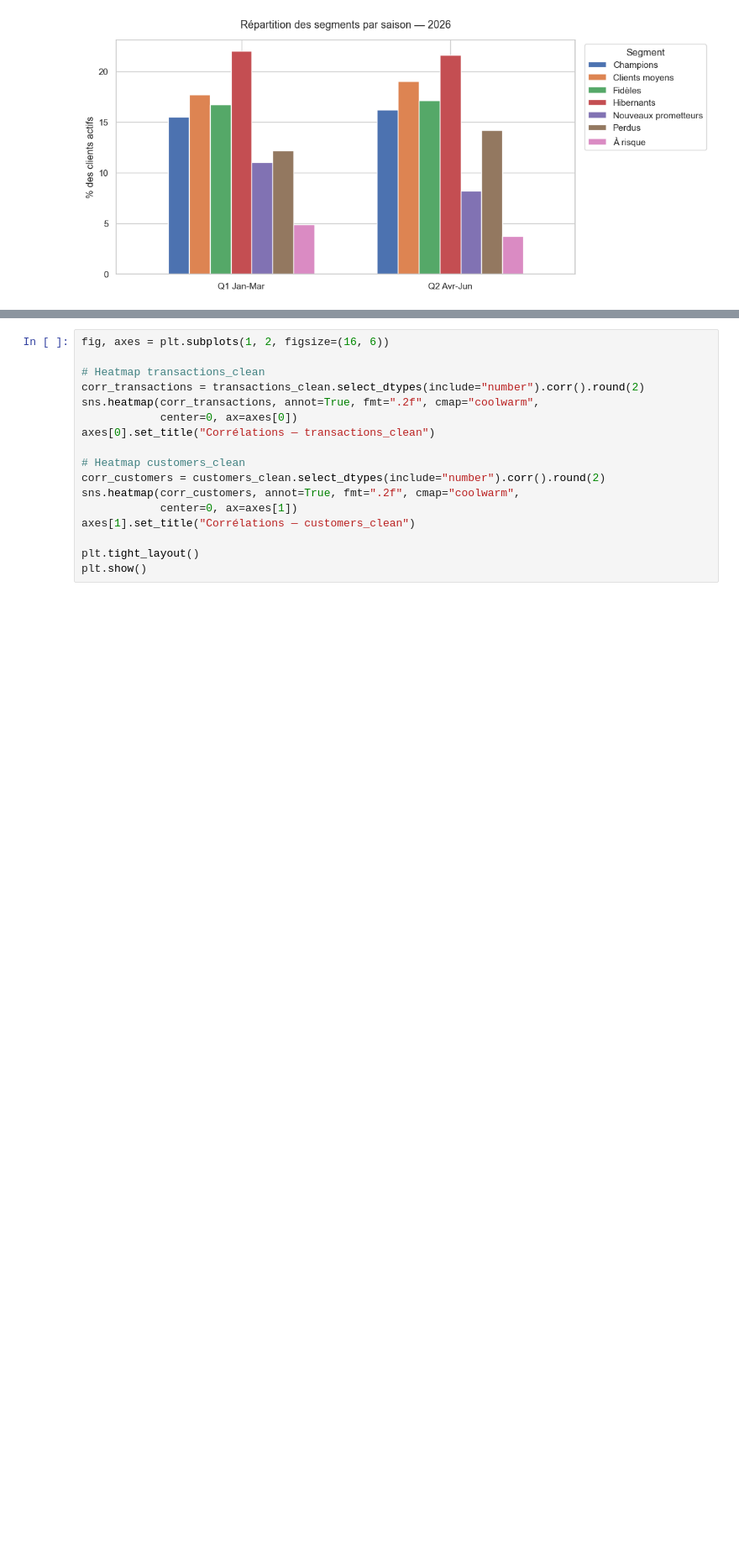
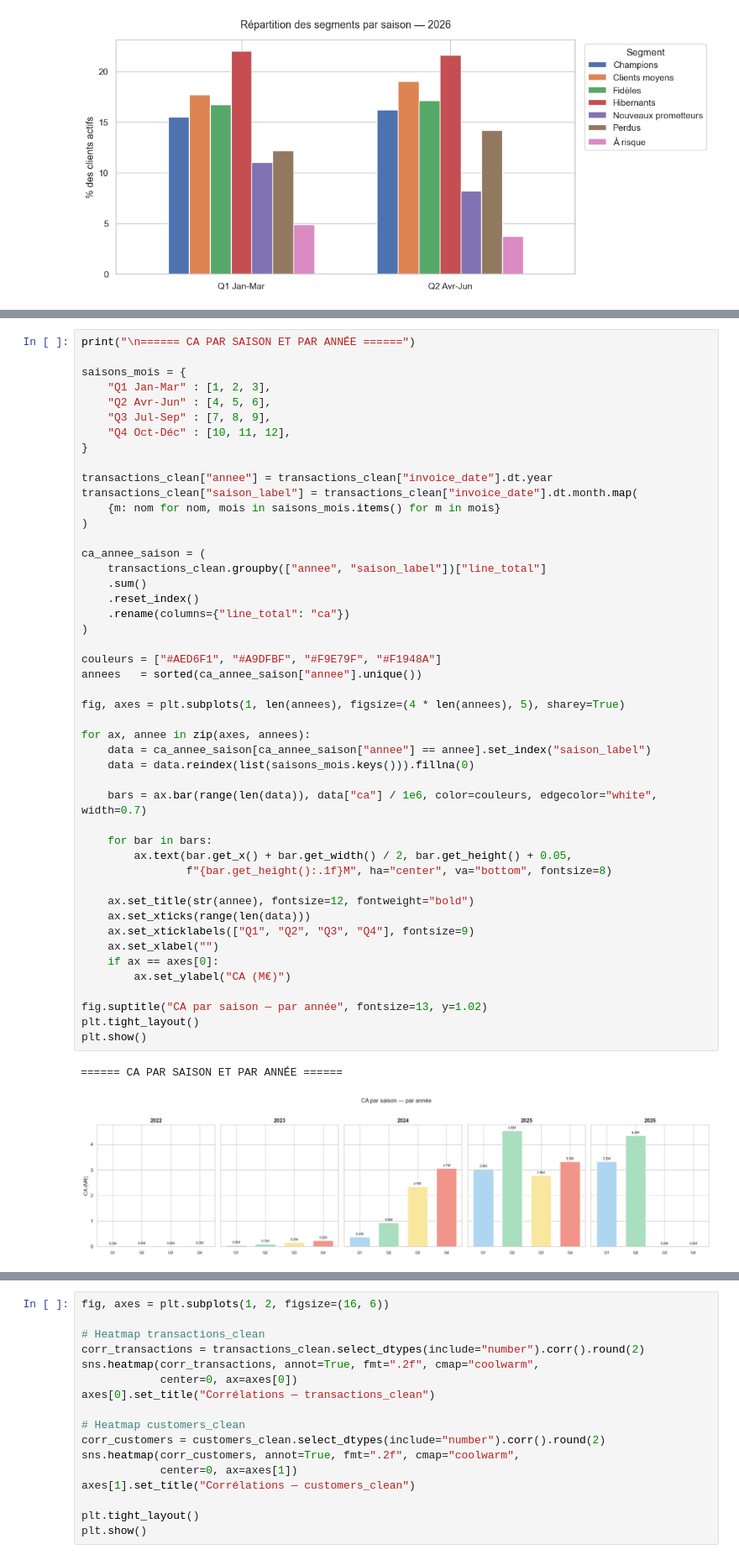
Before and after one commit to Msegura4/lumina_and_co_data_marketing, a Jupyter notebook: notebook_TP2_segmentation_RFM_et_lumina_and_co.ipynb, the cells around one changed output, grey strips where cells are left out. Shown at 84% size. Cells and saved outputs as stored; diff of their text form; blank space fills up the shorter version.

```diff
--- a/notebook_TP2_segmentation_RFM_et_lumina_and_co.ipynb
+++ b/notebook_TP2_segmentation_RFM_et_lumina_and_co.ipynb
@@ -346,0 +397,50 @@ Perdus                      12.2        14.2
+# %%
+print("\n====== CA PAR SAISON ET PAR ANNÉE ======")
+
+saisons_mois = {
+    "Q1 Jan-Mar" : [1, 2, 3],
+    "Q2 Avr-Jun" : [4, 5, 6],
+    "Q3 Jul-Sep" : [7, 8, 9],
+    "Q4 Oct-Déc" : [10, 11, 12],
+}
+
+transactions_clean["annee"] = transactions_clean["invoice_date"].dt.year
+transactions_clean["saison_label"] = transactions_clean["invoice_date"].dt.month.map(
+    {m: nom for nom, mois in saisons_mois.items() for m in mois}
+)
+
+ca_annee_saison = (
+    transactions_clean.groupby(["annee", "saison_label"])["line_total"]
+    .sum()
+    .reset_index()
+    .rename(columns={"line_total": "ca"})
+)
+
+couleurs = ["#AED6F1", "#A9DFBF", "#F9E79F", "#F1948A"]
+annees   = sorted(ca_annee_saison["annee"].unique())
+
+fig, axes = plt.subplots(1, len(annees), figsize=(4 * len(annees), 5), sharey=True)
+
+for ax, annee in zip(axes, annees):
+    data = ca_annee_saison[ca_annee_saison["annee"] == annee].set_index("saison_label")
+    data = data.reindex(list(saisons_mois.keys())).fillna(0)
+
+    bars = ax.bar(range(len(data)), data["ca"] / 1e6, color=couleurs, edgecolor="white", width=0.7)
+
+    for bar in bars:
+        ax.text(bar.get_x() + bar.get_width() / 2, bar.get_height() + 0.05,
+                f"{bar.get_height():.1f}M", ha="center", va="bottom", fontsize=8)
+
+    ax.set_title(str(annee), fontsize=12, fontweight="bold")
+    ax.set_xticks(range(len(data)))
+    ax.set_xticklabels(["Q1", "Q2", "Q3", "Q4"], fontsize=9)
+    ax.set_xlabel("")
+    if ax == axes[0]:
+        ax.set_ylabel("CA (M€)")
+
+fig.suptitle("CA par saison — par année", fontsize=13, y=1.02)
+plt.tight_layout()
+plt.show()
+# %% [output]
+====== CA PAR SAISON ET PAR ANNÉE ======
+[figure, added]
```
Also changed, not shown: parts of 8 cells of this notebook.
